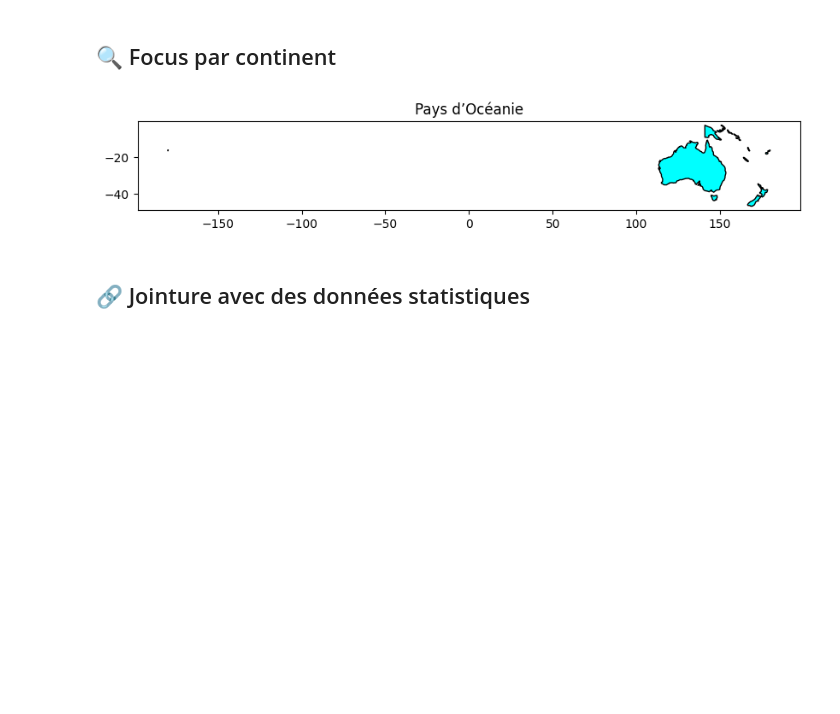
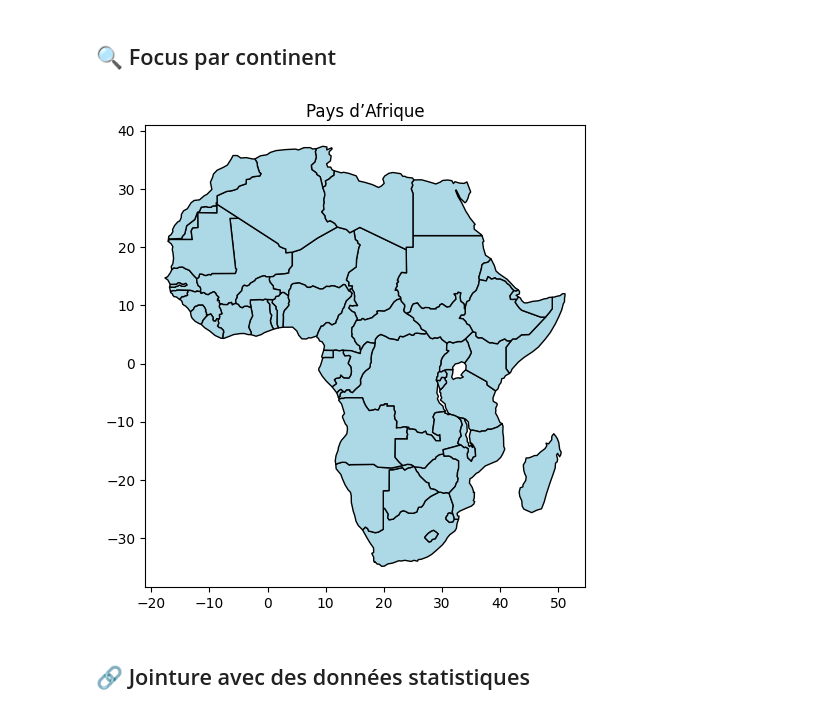
Before and after one commit to DestinBir/Python_Course_For_DataScientist, a Jupyter notebook: Semaine_6/jour11_geopandas_donnees_spatiales.ipynb, the cells around one changed output. Cells and saved outputs as stored; diff of their text form; code cells hidden in the pictures; blank space fills up the shorter version.

Commit message:
finish ploting data on africa map

```diff
--- a/Semaine_6/jour11_geopandas_donnees_spatiales.ipynb
+++ b/Semaine_6/jour11_geopandas_donnees_spatiales.ipynb
@@ -41,29 +42,29 @@ plt.show()
 ## 🔍 Focus par continent
 # %%
 # Afrique
-"""africa = world[world['CONTINENT'] == 'Africa']
+africa = world[world['CONTINENT'] == 'Africa']
 africa.plot(figsize=(10, 6), color='lightblue', edgecolor='black')
-plt.title('Pays d’Afrique')"""
+plt.title('Pays d’Afrique')
 # Asie
 """asia = world[world['CONTINENT'] == 'Asia']
 asia.plot(figsize=(10, 6), color='lightgreen', edgecolor='black')
 plt.title('Pays d’Asie')"""
 # Amériques
 """americas = world[world['CONTINENT'] == 'North America']
 americas = pd.concat([americas, world[world['CONTINENT'] == 'South America']])
 americas.plot(figsize=(10, 6), color='lightcoral', edgecolor='black')
 plt.title('Pays des Amériques')"""
 # Europe
 """europe = world[world['CONTINENT'] == 'Europe']
 europe.plot(figsize=(10, 6), color='yellow', edgecolor='black')
 plt.title('Pays d’Europe')"""
 # Océanie
-oceania = world[world['CONTINENT'] == 'Oceania']
+"""oceania = world[world['CONTINENT'] == 'Oceania']
 oceania.plot(figsize=(10, 6), color='cyan', edgecolor='black')
-plt.title('Pays d’Océanie')
+plt.title('Pays d’Océanie')"""
 plt.show()
 # %% [output]
-[figure, old version]
+[figure, new version]
 # %% [markdown]
 ## 🔗 Jointure avec des données statistiques
 # %%
```
Also changed, not shown: parts of 4 cells of this notebook.
